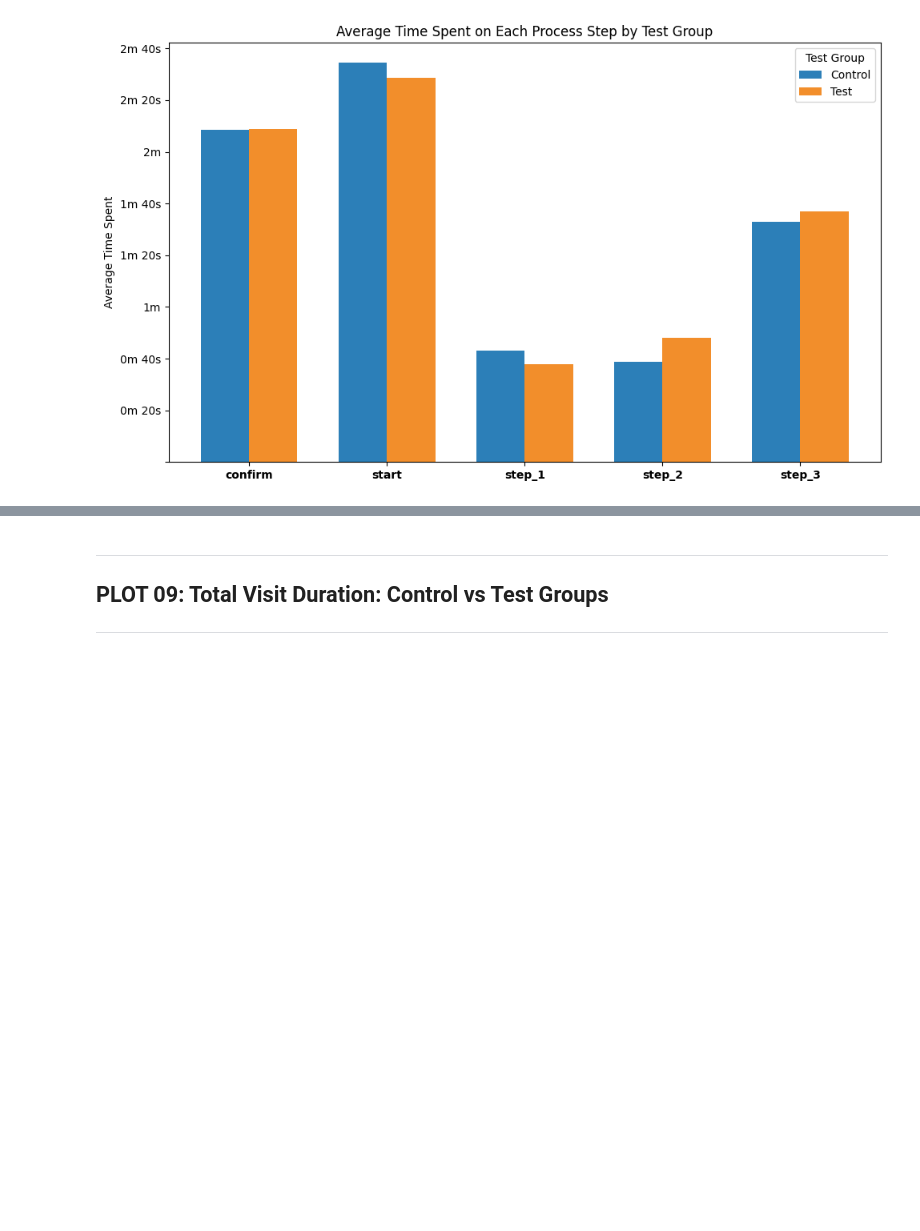
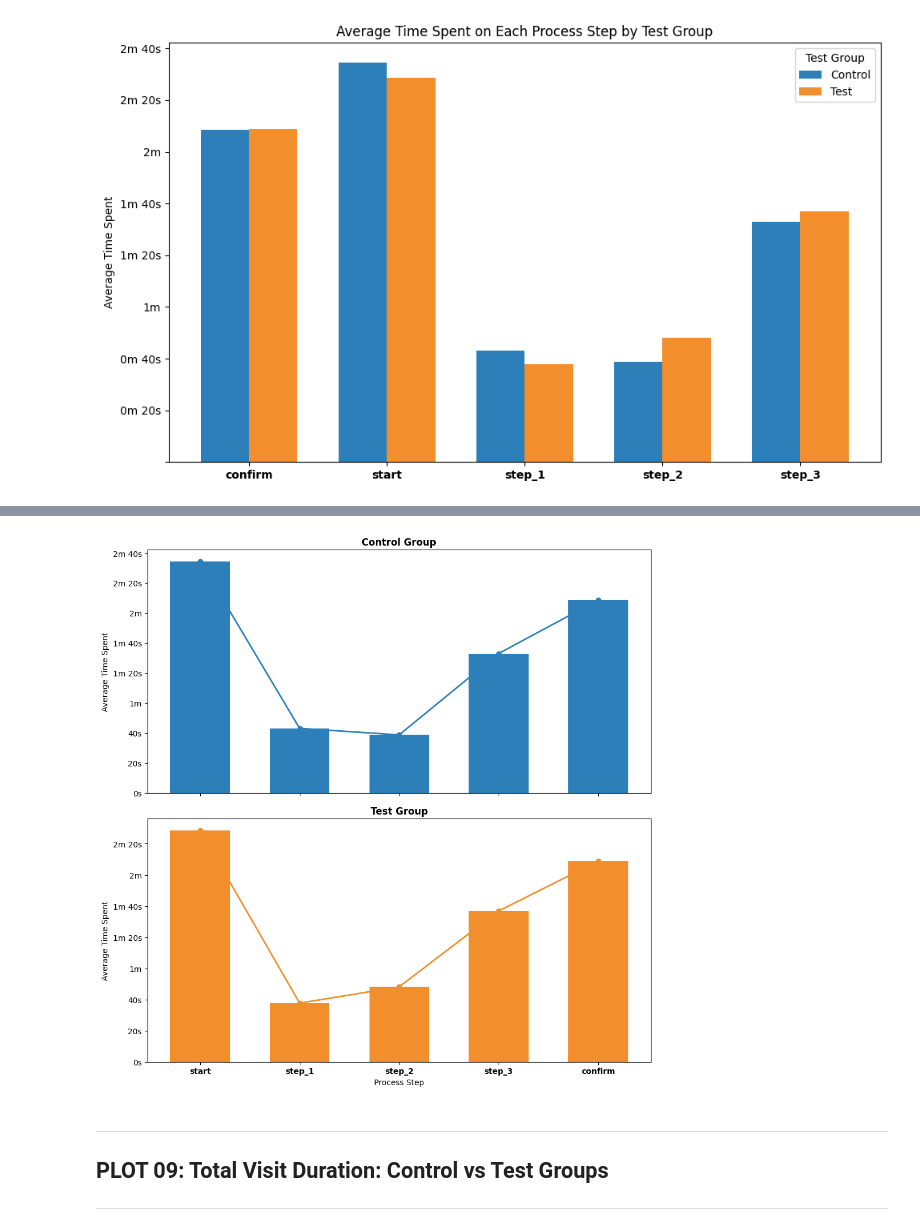
Before and after one commit to samia-boubaya/vanguard-ab-test, a Jupyter notebook: notebooks/S7-main.ipynb, the cells around one changed output, grey strips where cells are left out. Cells and saved outputs as stored; diff of their text form; code cells hidden in the pictures; blank space fills up the shorter version.

```diff
--- a/notebooks/S7-main.ipynb
+++ b/notebooks/S7-main.ipynb
@@ -3122,3 +3516,79 @@ plt.show()
+# %%
+# ===============================
+# Two-row bar + line chart
+# ===============================
+plot_order = ['Control', 'Test']
+colors_map = {
+    'Control': '#2c7fb8',
+    'Test': '#f28e2b',
+    'grey': '#a0a0a0'
+}
+
+fig, axes = plt.subplots(nrows=2, ncols=1, figsize=(10, 10), sharex=True)
+
+x = np.arange(len(avg_time_pivot))
+width = 0.6  # full width since only one group per row
+
+for ax, group in zip(axes, plot_order):
+    values = avg_time_pivot[group] if group in avg_time_pivot else pd.Series(
+        [np.nan] * len(avg_time_pivot),
+        index=avg_time_pivot.index
+    )
+
+    bar_colors = [
+        colors_map['grey'] if pd.isna(v) else colors_map[group]
+        for v in values
+    ]
+
+    # Draw bars
+    ax.bar(
+        x,
+        values.fillna(0),
+        width,
+        color=bar_colors,
+        label=group
+    )
+
+    # Draw line connecting bar tops
+    ax.plot(
+        x,
+        values.fillna(0),
+        color=colors_map[group],
+        marker='o',
+        linewidth=2
+    )
+
+    ax.set_title(f"{group} Group", fontweight='bold')
+    ax.set_ylabel("Average Time Spent")
+    ax.legend().set_visible(False)  # remove duplicate legend per subplot
+
+# ===============================
+# X-axis formatting
+# ===============================
+axes[-1].set_xticks(x)
+axes[-1].set_xticklabels(avg_time_pivot.index, fontweight='bold')
+
+def sec_to_min_sec(x, pos=None):
+    seconds = int(x % 60)
+    minutes = int(x // 60)
+
+    if minutes == 0 and seconds == 0:
+        return "0s"
+    elif minutes == 0:
+        return f"{seconds}s"
+    elif seconds == 0:
+        return f"{minutes}m"
+    else:
+        return f"{minutes}m {seconds}s"
+
+for ax in axes:
+    ax.yaxis.set_major_formatter(mtick.FuncFormatter(sec_to_min_sec))
+
+plt.xlabel("Process Step")
+plt.tight_layout()
+plt.show()
+# %% [output]
+[figure, added]
 # %% [markdown]
 <hr>
 
```
Also changed, not shown: parts of 4 cells of this notebook, 4 other files.
